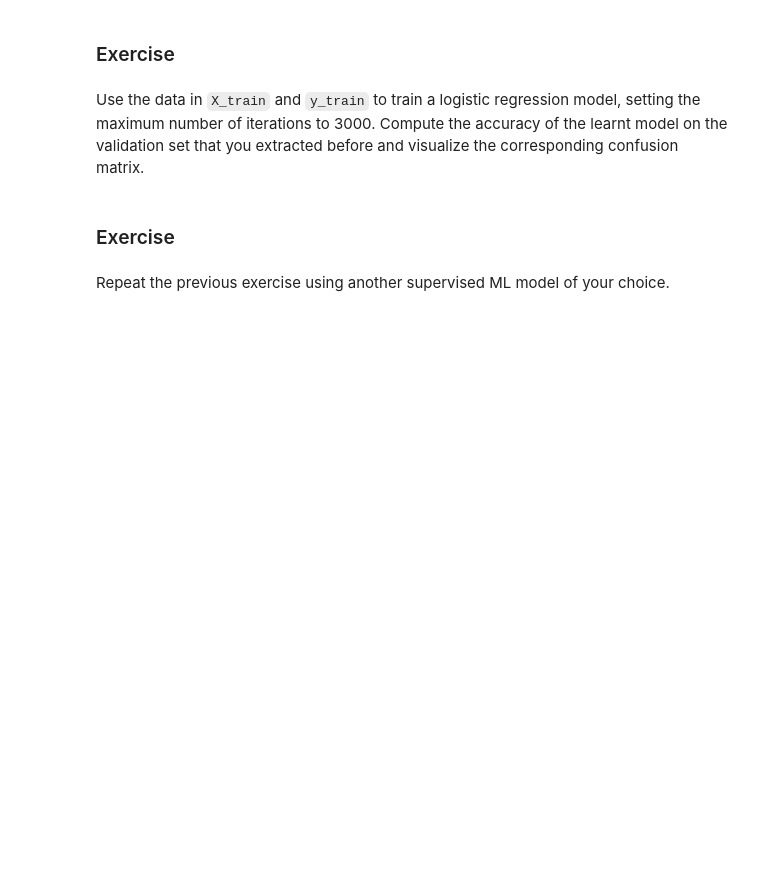
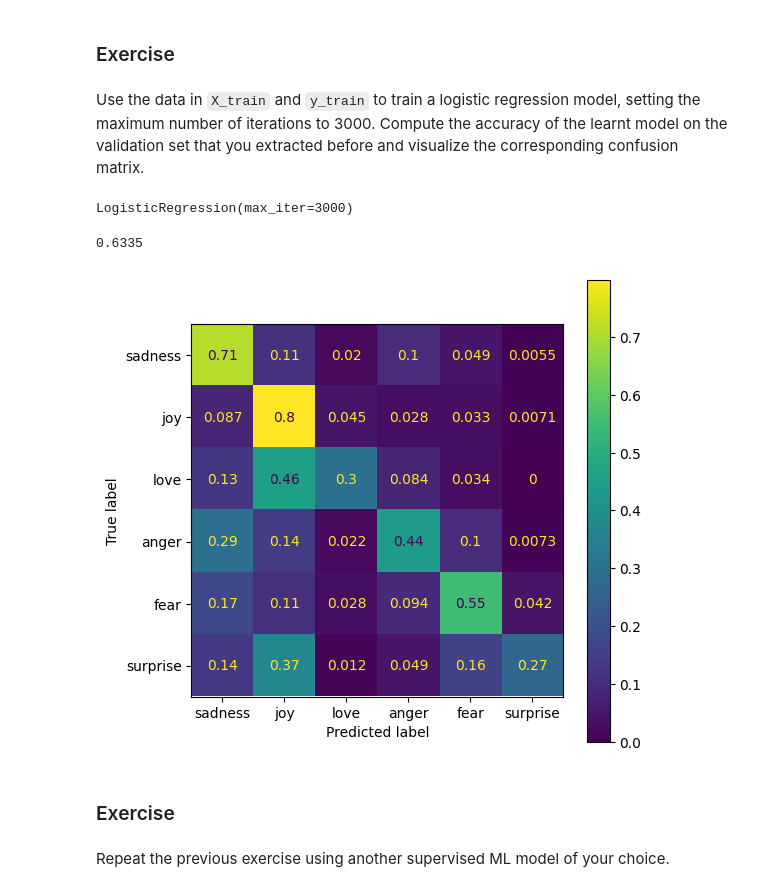
Before and after one commit to asia281/DL4Sciences, a Jupyter notebook: Asia_of_week_05_seq_analysis.ipynb, the cells around one changed output. Drawn from its saved outputs; the diff is of its cells as text; code cells hidden in the pictures; blank space fills up the shorter version.

```diff
--- a/Asia_of_week_05_seq_analysis.ipynb
+++ b/Asia_of_week_05_seq_analysis.ipynb
@@ -533,0 +572,6 @@ Visualize the column names of the dataset obtained after `extract_hidden_states`
+# %%
+X_train = np.array(emotions_hidden['train']['hidden_state'])
+X_valid = np.array(emotions_hidden['validation']['hidden_state'])
+y_train = np.array(emotions_hidden['train']['label'])
+y_valid = np.array(emotions_hidden['validation']['label'])
+X_train.shape, X_valid.shape
@@ -548,10 +601,33 @@ df_emb.head()
 ### Exercise
 # %% [markdown]
 Considering each emotion separately, show a graphic (for instance, an hexbin graph--check the matplotlib documentation for the details) that depicts how are distributed all the 2D points in `df_emb` which correspond to that emotion.
+# %%
+labels = emotions['train'].features['label'].names
 # %% [markdown]
 ### Exercise
 # %% [markdown]
 Use the data in `X_train` and `y_train` to train a logistic regression model, setting the maximum number of iterations to 3000. Compute the accuracy of the learnt model on the validation set that you extracted before and visualize the corresponding confusion matrix.
+# %%
+lr = LogisticRegression(max_iter=3000)
+lr.fit(X_train, y_train)
+# %% [output]
+LogisticRegression(max_iter=3000)
+# %%
+lr.score(X_valid, y_valid)
+# %% [output]
+0.6335
+# %%
+def plot_confusion_matrix(y_preds, y_true, labels):
+    cm = confusion_matrix(y_true, y_preds, normalize='true')
+    fig, ax = plt.subplots(figsize=(6, 6))
+    disp = ConfusionMatrixDisplay(confusion_matrix=cm, display_labels=labels)
+    disp.plot(ax=ax)
+    plt.show()
+# %%
+y_preds = lr.predict(X_valid)
+plot_confusion_matrix(y_preds, y_valid, labels)
+# %% [output]
+[figure, added]
 # %% [markdown]
 ### Exercise
 # %% [markdown]
```
Also changed, not shown: parts of 35 cells of this notebook.
